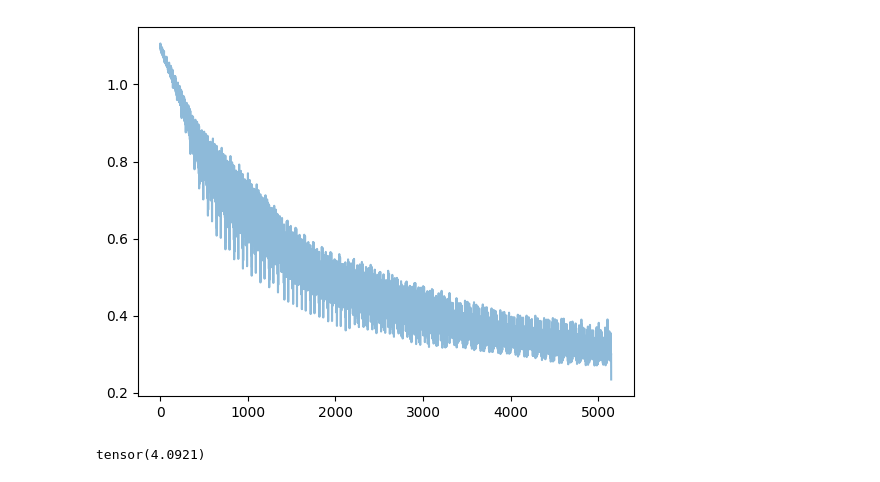
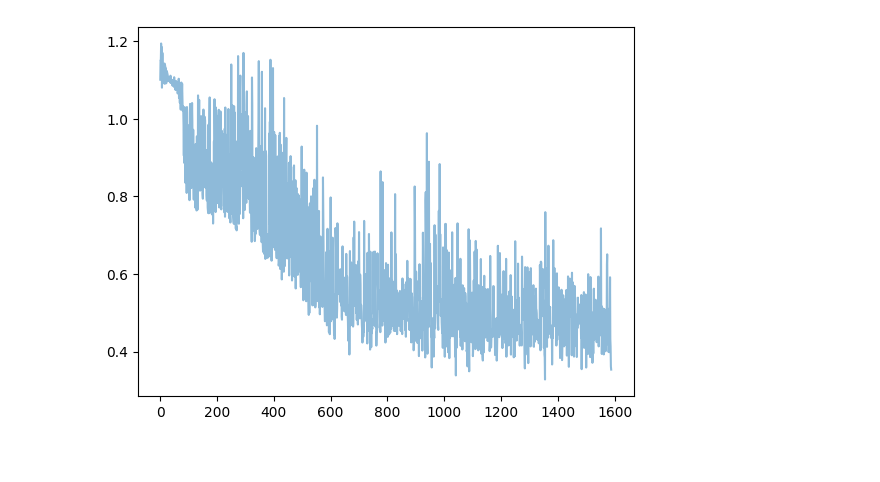
Before and after one commit to jmCabrillana/memoryPerceiver, a Jupyter notebook: memory_perceiver/debugging/debug_uoro anbn.ipynb, the cells around one changed output. Cells and saved outputs as stored; diff of their text form; code cells hidden in the pictures.

```diff
--- a/memory_perceiver/debugging/debug_uoro anbn.ipynb
+++ b/memory_perceiver/debugging/debug_uoro anbn.ipynb
@@ -91,13 +88,13 @@ loss_all=[]
 l = []
 loss_acc=0
 input_size=3
-hidden_size=100
+hidden_size=10
 output_size=3
 old_s = torch.zeros(size=[1, 1, hidden_size], requires_grad=True, device=device)
 criterion=torch.nn.CrossEntropyLoss()
 model=SimpleRNN(3,hidden_size,3).to(device)
 uoro_grad = UORO(model)
-optimizer = torch.optim.Adam(model.parameters(), lr=1e-5)
+optimizer = torch.optim.Adam(model.parameters(), lr=1e-3)
 # %%
 # UORO
 for round in range (100):
@@ -170,10 +168,10 @@ cf.shared=True
 cf.dim_observations=3
 cf.num_envs=1
 cf.depth=1
-cf.query_dim=12
-cf.nb_latents=4
-cf.nb_latents_mem=4
-cf.latent_dim_head=4
+cf.query_dim=4
+cf.nb_latents=2
+cf.nb_latents_mem=2
+cf.latent_dim_head=2
 model=create_agent(cf, device)
 old_s = create_memories(model.actor, cf.num_envs, device=device)
 mem_dim = old_s.shape
@@ -262,13 +244,11 @@ for param_group in optimizer.param_groups:
 # %%
 # < 0.68 and close to 0.25 RNN
 # plt.plot(loss_all)
-h=100
+h=10
 plt.plot([sum(loss_all[i: i+h])/h for i in range(0,len(loss_all),h)], alpha=0.5)
 # plt.scatter(x=list(range(0,len(loss_all),h)) , y=[sum(loss_all[i: i+h])/h for i in range(0,len(loss_all),h)], alpha=0.1)
 plt.show()
 # %% [output]
-[figure, old version]
+[figure, new version]
 # %%
 torch.tensor(loss_all)[:5000].mean()
-# %% [output]
-tensor(4.0921)
```
Also changed, not shown: parts of 6 cells of this notebook, 2 other files.
